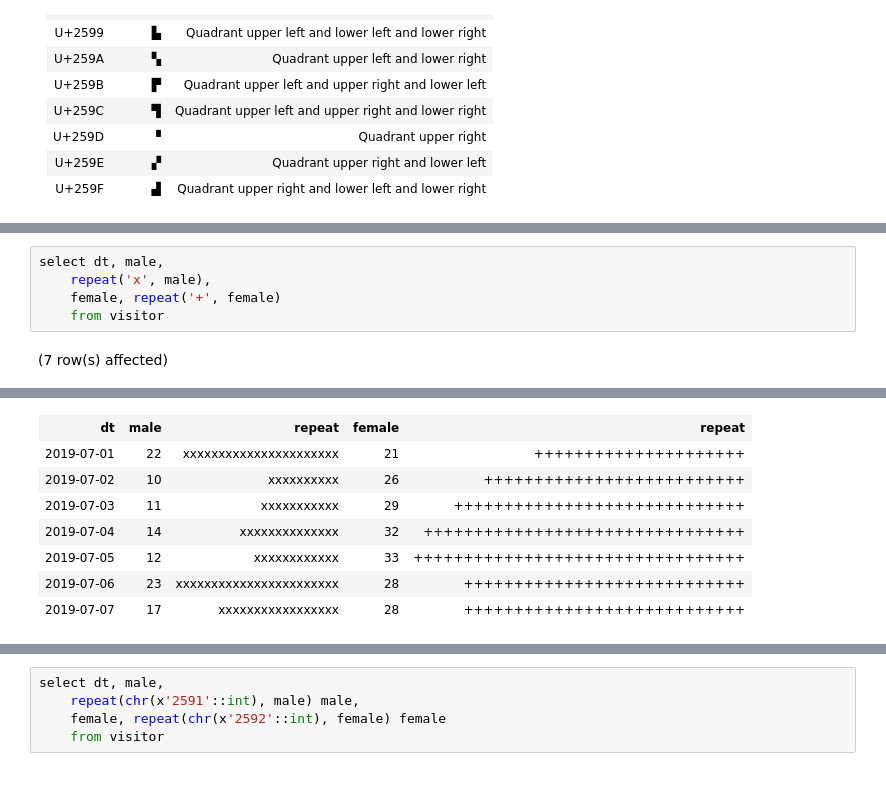
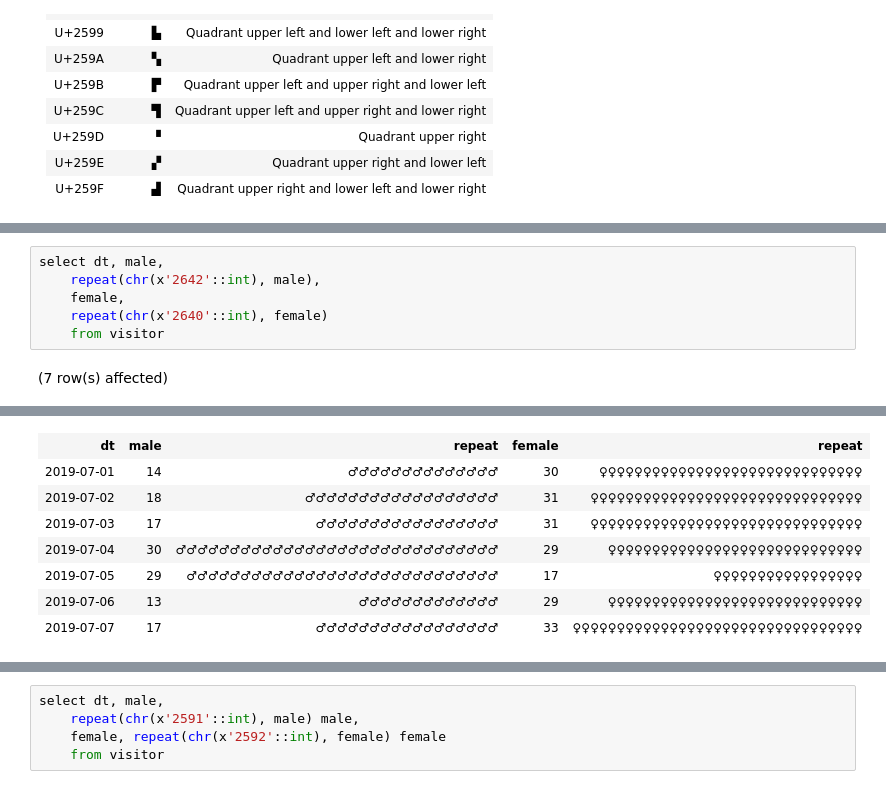
Before and after one commit to prasertcbs/db_class_2021, a Jupyter notebook: notebook/postgres_databars_visitor.ipynb, the cells around one changed output, grey strips where cells are left out. Drawn from its saved outputs; the diff is of its cells as text.

```diff
--- a/notebook/postgres_databars_visitor.ipynb
+++ b/notebook/postgres_databars_visitor.ipynb
@@ -320,7 +337,8 @@ Total execution time: 00:00:00.003
 # %%
 select dt, male,
-    repeat('x', male),
-    female, repeat('+', female)
+    repeat(chr(x'2642'::int), male),
+    female,
+    repeat(chr(x'2640'::int), female)
     from visitor
 # %% [output]
 (7 row(s) affected)
@@ -328,9 +346,9 @@ Total execution time: 00:00:00.003
 | dt | male | repeat | female | repeat |
-| 2019-07-01 | 22 | xxxxxxxxxxxxxxxxxxxxxx | 21 | +++++++++++++++++++++ |
-| 2019-07-02 | 10 | xxxxxxxxxx | 26 | ++++++++++++++++++++++++++ |
-| 2019-07-03 | 11 | xxxxxxxxxxx | 29 | +++++++++++++++++++++++++++++ |
-| 2019-07-04 | 14 | xxxxxxxxxxxxxx | 32 | ++++++++++++++++++++++++++++++++ |
-| 2019-07-05 | 12 | xxxxxxxxxxxx | 33 | +++++++++++++++++++++++++++++++++ |
-| 2019-07-06 | 23 | xxxxxxxxxxxxxxxxxxxxxxx | 28 | ++++++++++++++++++++++++++++ |
-| 2019-07-07 | 17 | xxxxxxxxxxxxxxxxx | 28 | ++++++++++++++++++++++++++++ |
+| 2019-07-01 | 14 | ♂♂♂♂♂♂♂♂♂♂♂♂♂♂ | 30 | ♀♀♀♀♀♀♀♀♀♀♀♀♀♀♀♀♀♀♀♀♀♀♀♀♀♀♀♀♀♀ |
+| 2019-07-02 | 18 | ♂♂♂♂♂♂♂♂♂♂♂♂♂♂♂♂♂♂ | 31 | ♀♀♀♀♀♀♀♀♀♀♀♀♀♀♀♀♀♀♀♀♀♀♀♀♀♀♀♀♀♀♀ |
+| 2019-07-03 | 17 | ♂♂♂♂♂♂♂♂♂♂♂♂♂♂♂♂♂ | 31 | ♀♀♀♀♀♀♀♀♀♀♀♀♀♀♀♀♀♀♀♀♀♀♀♀♀♀♀♀♀♀♀ |
+| 2019-07-04 | 30 | ♂♂♂♂♂♂♂♂♂♂♂♂♂♂♂♂♂♂♂♂♂♂♂♂♂♂♂♂♂♂ | 29 | ♀♀♀♀♀♀♀♀♀♀♀♀♀♀♀♀♀♀♀♀♀♀♀♀♀♀♀♀♀ |
+| 2019-07-05 | 29 | ♂♂♂♂♂♂♂♂♂♂♂♂♂♂♂♂♂♂♂♂♂♂♂♂♂♂♂♂♂ | 17 | ♀♀♀♀♀♀♀♀♀♀♀♀♀♀♀♀♀ |
+| 2019-07-06 | 13 | ♂♂♂♂♂♂♂♂♂♂♂♂♂ | 29 | ♀♀♀♀♀♀♀♀♀♀♀♀♀♀♀♀♀♀♀♀♀♀♀♀♀♀♀♀♀ |
+| 2019-07-07 | 17 | ♂♂♂♂♂♂♂♂♂♂♂♂♂♂♂♂♂ | 33 | ♀♀♀♀♀♀♀♀♀♀♀♀♀♀♀♀♀♀♀♀♀♀♀♀♀♀♀♀♀♀♀♀♀ |
 # %%
```
Also changed, not shown: parts of 10 cells of this notebook, 1 other file.
